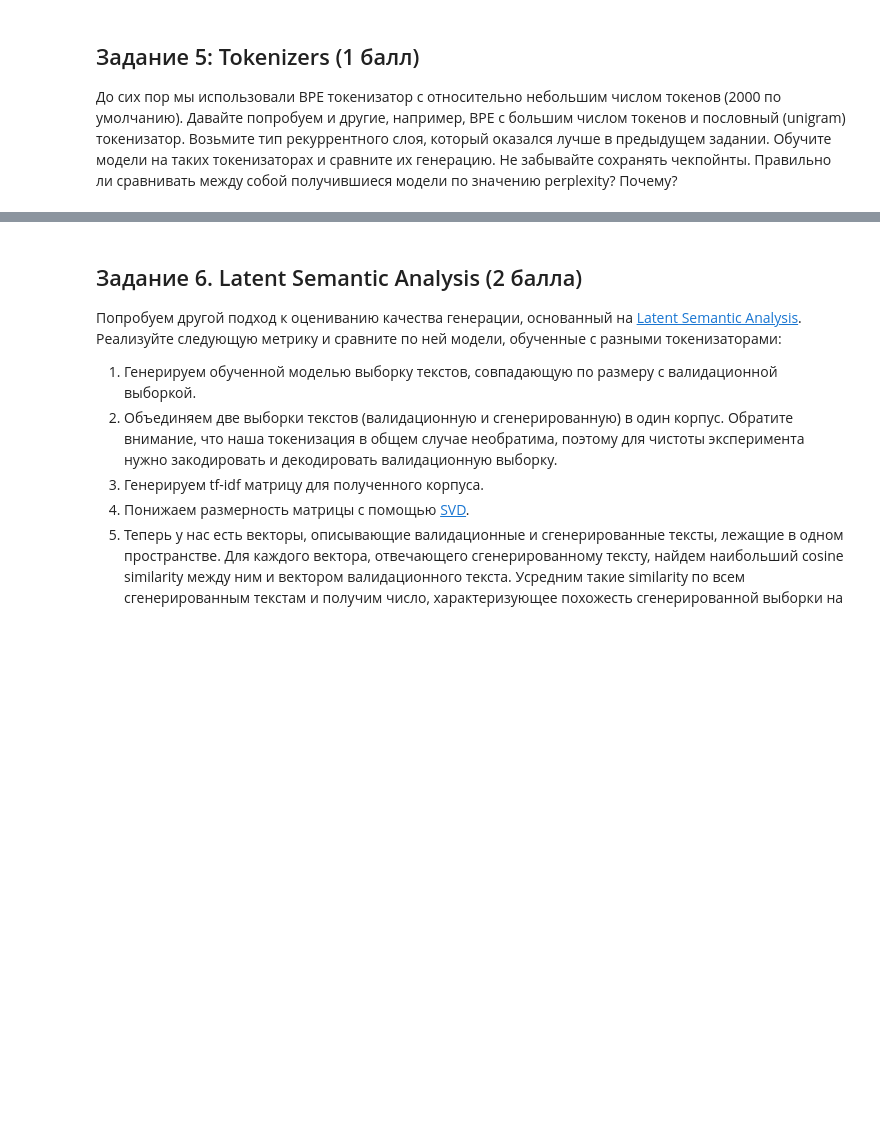
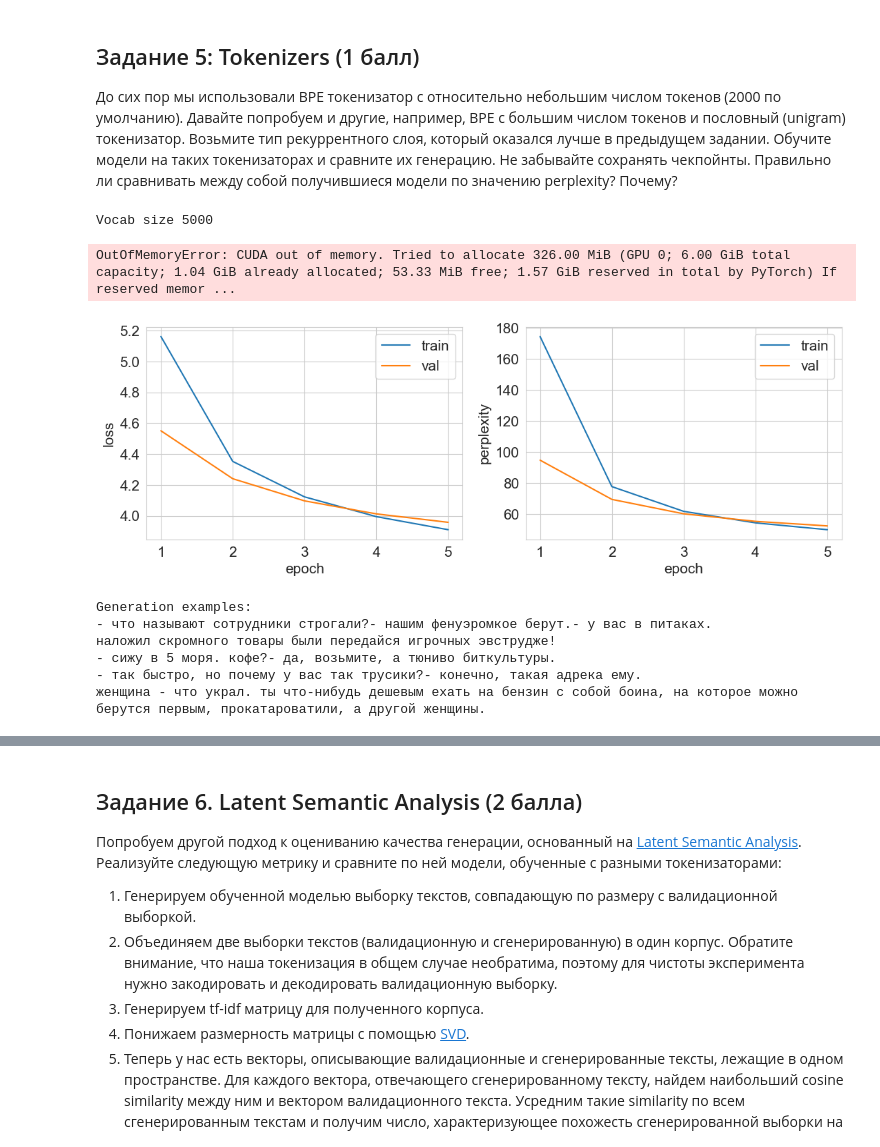
Before and after one commit to kkorolev1/dl-1, a Jupyter notebook: hw/shw-03-rnn/shw-03-rnn.ipynb, the cells around one changed output, grey strips where cells are left out. Cells and saved outputs as stored; diff of their text form; code cells hidden in the pictures; blank space fills up the shorter version.

Commit message:
lstm

```diff
--- a/hw/shw-03-rnn/shw-03-rnn.ipynb
+++ b/hw/shw-03-rnn/shw-03-rnn.ipynb
@@ -154,0 +214,6 @@ lang_model = LanguageModel(train_set, device=device).to(device)
+# %%
+print(f"Vocab size {vocab_size}")
+train(lang_model, optimizer, scheduler, train_loader, val_loader, num_epochs, num_examples)
+# %% [output]
+Vocab size 5000
+OutOfMemoryError: CUDA out of memory. Tried to allocate 326.00 MiB (GPU 0; 6.00 GiB total capacity; 1.04 GiB already allocated; 53.33 MiB free; 1.57 GiB reserved in total by PyTorch) If reserved memor ...
@@ -154,0 +222,30 @@ lang_model = LanguageModel(train_set, device=device).to(device)
+# %%
+# YOUR CODE HERE (⊃｡•́‿•̀｡)⊃━✿✿✿✿✿✿
+
+train_set = TextDataset(data_file='jokes.txt', train=True, sp_model_prefix='unigram', model_type='unigram')
+valid_set = TextDataset(data_file='jokes.txt', train=False, sp_model_prefix='unigram', model_type='unigram')
+
+lang_model = LanguageModel(train_set, rnn_type=nn.LSTM, rnn_layers=1, device=device).to(device)
+
+lr = 1e-3
+batch_size = 128
+
+optimizer = torch.optim.Adam(lang_model.parameters(), lr=lr)
+scheduler = None #torch.optim.lr_scheduler.CosineAnnealingWarmRestarts(optimizer, T_0=5)
+
+train_loader = torch.utils.data.DataLoader(train_set, batch_size=batch_size, shuffle=True)
+val_loader = torch.utils.data.DataLoader(valid_set, batch_size=batch_size, shuffle=False)
+
+num_epochs = 5
+num_examples = 5
+# %%
+print(f"Unigram")
+train(lang_model, optimizer, scheduler, train_loader, val_loader, num_epochs, num_examples)
+# %% [output]
+[figure, added]
+Generation examples:
+- что называют сотрудники строгали?- нашим фенуэромкое берут.- у вас в питаках.
+наложил скромного товары были передайся игрочных эвструдже!
+- сижу в 5 моря. кофе?- да, возьмите, а тюниво биткультуры.
+- так быстро, но почему у вас так трусики?- конечно, такая адрека ему.
+женщина - что украл. ты что-нибудь дешевым ехать на бензин с собой боина, на которое можно берутся первым, прокатароватили, а другой женщины.
```
Also changed, not shown: parts of 20 cells of this notebook, 1 other file.
